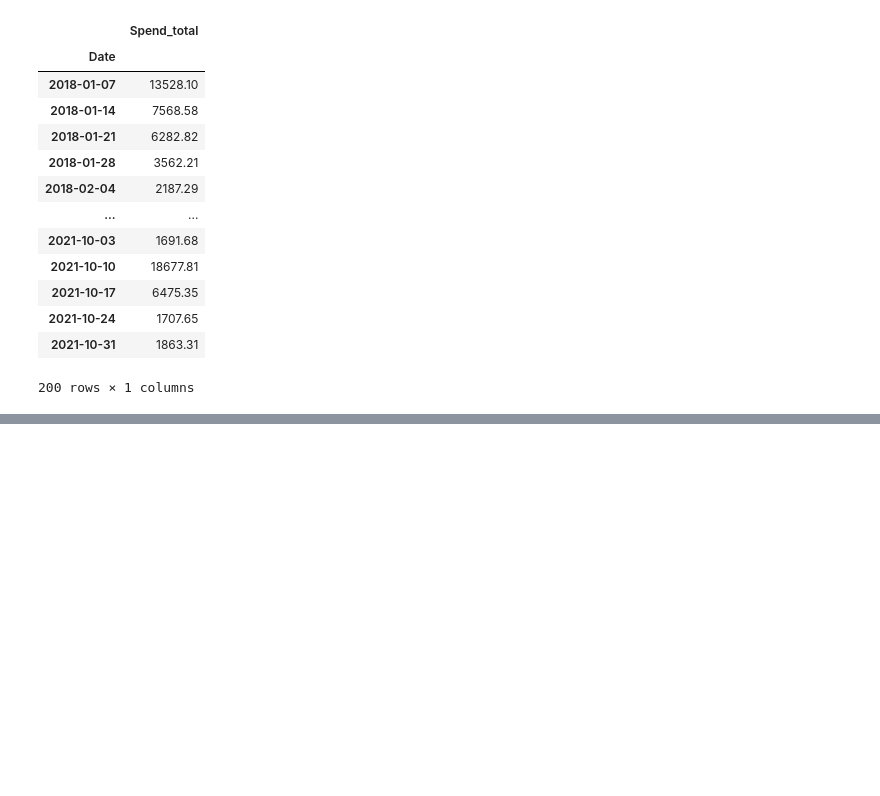
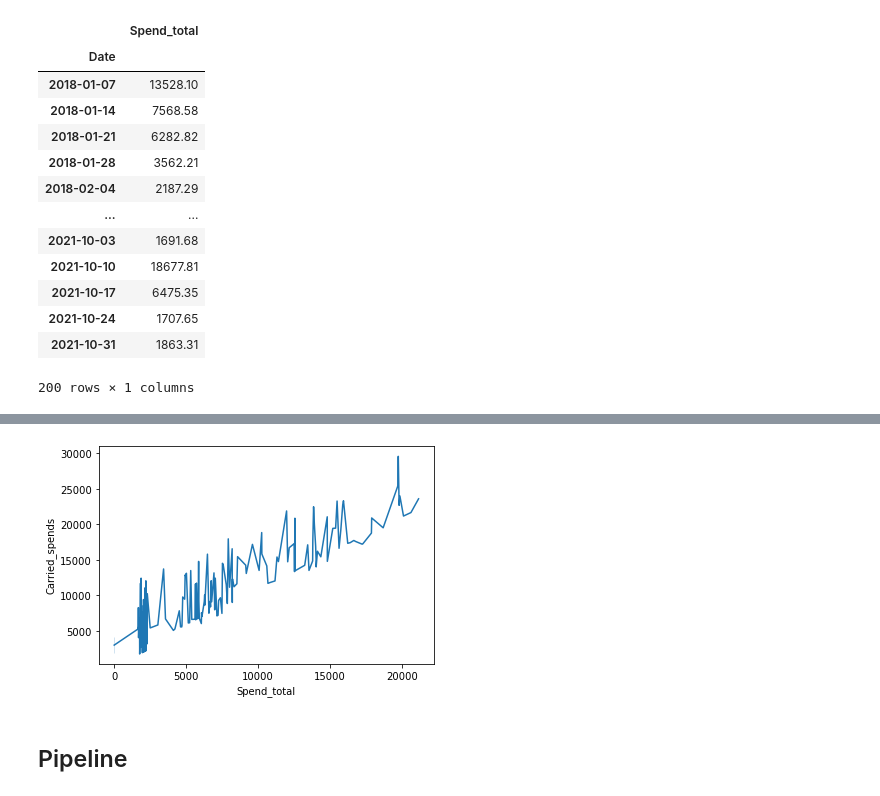
Before and after one commit to zander1268/marketing-mix-modeling, a Jupyter notebook: advanced_linear_regression.ipynb, the cells around one changed output, grey strips where cells are left out. Cells and saved outputs as stored; diff of their text form; code cells hidden in the pictures; blank space fills up the shorter version.

Commit message:
pipeline

```diff
--- a/advanced_linear_regression.ipynb
+++ b/advanced_linear_regression.ipynb
@@ -105,0 +88,26 @@ np.exp()
+# %%
+from scipy.signal import convolve2d
+import numpy as np
+class ExponentialCarryover(BaseEstimator, TransformerMixin):
+    def __init__(self, strength=0.5, length=1):
+        self.strength = strength
+        self.length = length
+    def fit(self, X, y=None):
+        X = check_array(X)
+        self._check_n_features(X, reset=True)
+        self.sliding_window_ = (
+            self.strength ** np.arange(self.length + 1)
+        ).reshape(-1, 1)
+        return self
+    def transform(self, X: np.ndarray):
+        check_is_fitted(self)
+        X = check_array(X)
+        self._check_n_features(X, reset=False)
+        convolution = convolve2d(X, self.sliding_window_)
+        if self.length > 0:
+            convolution = convolution[: -self.length]
+        return convolution
+# %%
+CE = ExponentialCarryover()
+spend_df["Carried_spends"] = CE.fit_transform(spend_df[["Spend_total"]])
+spend_df
@@ -105,0 +129,6 @@ np.exp()
+# %%
+sns.lineplot(x=spend_df["Spend_total"],y=spend_df["Carried_spends"]);
+# %% [output]
+[figure, added]
+# %% [markdown]
+## Pipeline
```
Also changed, not shown: parts of 12 cells of this notebook.
